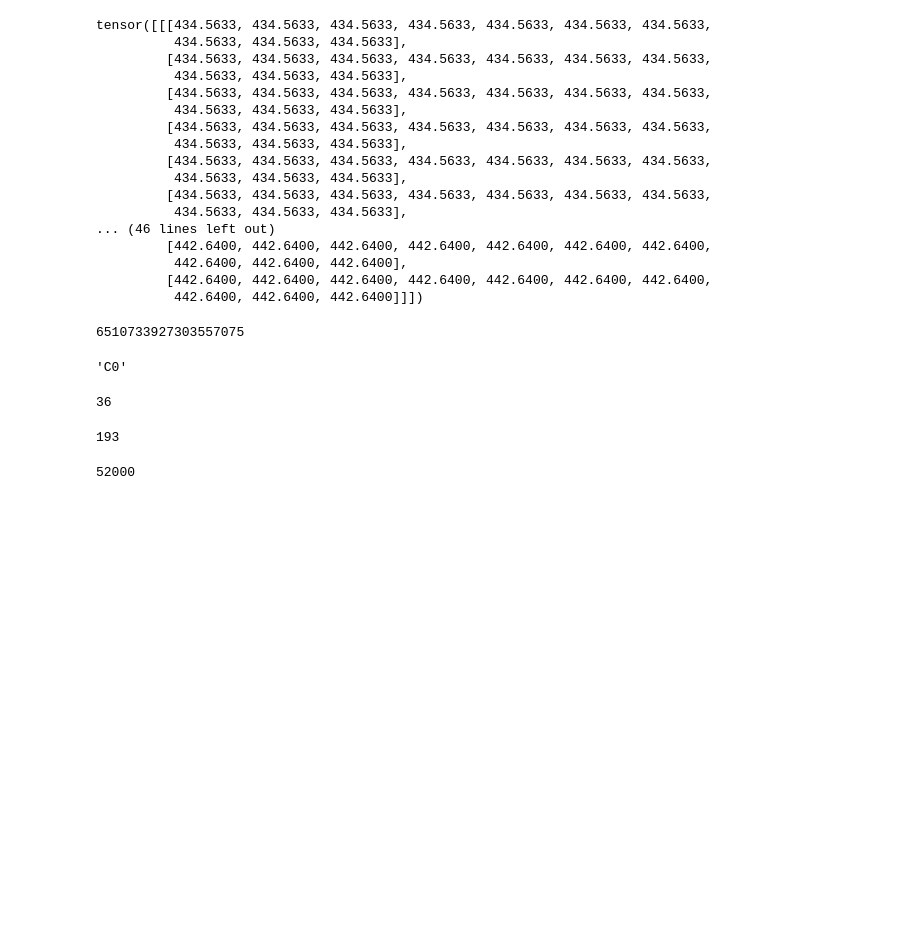
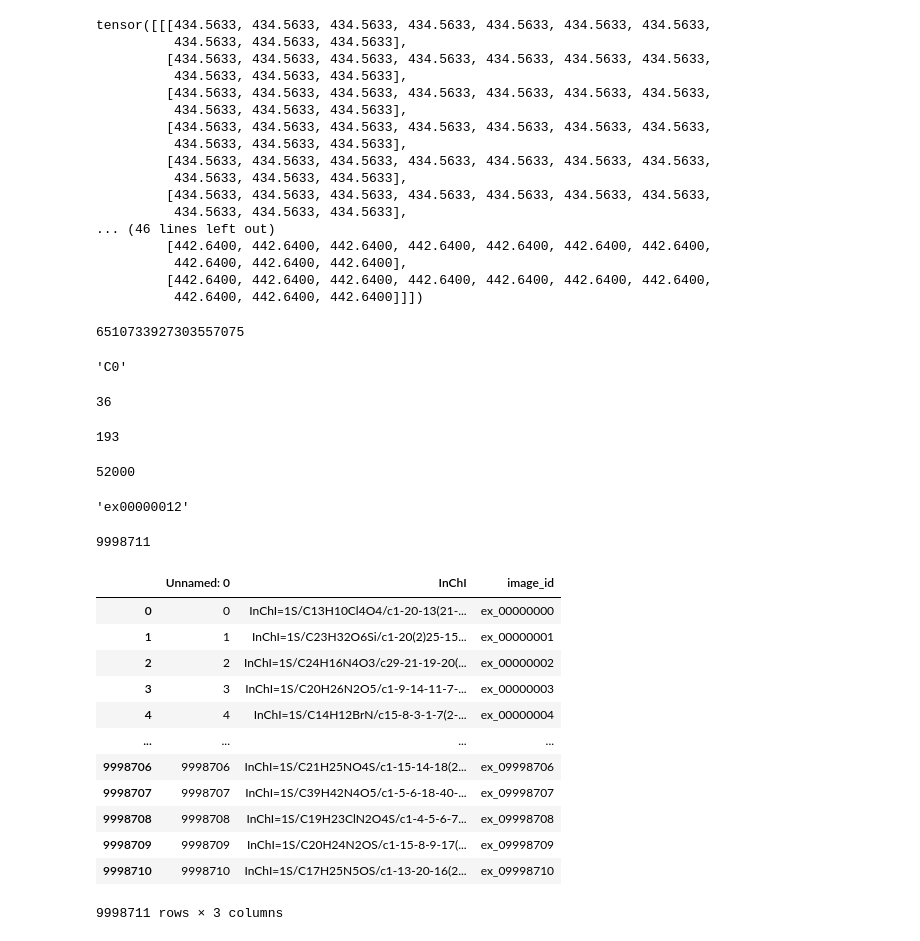
Before and after one commit to HimariO/MolecularTranslation, a Jupyter notebook: debug.ipynb, the cells around one changed output. Drawn from its saved outputs; the diff is of its cells as text; code cells hidden in the pictures; blank space fills up the shorter version.

```diff
--- a/debug.ipynb
+++ b/debug.ipynb
@@ -191,0 +177,8 @@ len(vocab)
+# %%
+f"ex{12:08}"
+# %% [output]
+'ex00000012'
+# %%
+len(exrta)
+# %% [output]
+9998711
@@ -191,0 +189,16 @@ len(vocab)
+# %%
+pd.read_csv("/home/ron/Downloads/bms-molecular-translation/bms-molecular-translation/extra_inchis_id.csv")
+# %% [output]
+|  | Unnamed: 0 | InChI | image_id |
+| 0 | 0 | InChI=1S/C13H10Cl4O4/c1-20-13(21-... | ex_00000000 |
+| 1 | 1 | InChI=1S/C23H32O6Si/c1-20(2)25-15... | ex_00000001 |
+| 2 | 2 | InChI=1S/C24H16N4O3/c29-21-19-20(... | ex_00000002 |
+| 3 | 3 | InChI=1S/C20H26N2O5/c1-9-14-11-7-... | ex_00000003 |
+| 4 | 4 | InChI=1S/C14H12BrN/c15-8-3-1-7(2-... | ex_00000004 |
+| ... | ... | ... | ... |
+| 9998706 | 9998706 | InChI=1S/C21H25NO4S/c1-15-14-18(2... | ex_09998706 |
+| 9998707 | 9998707 | InChI=1S/C39H42N4O5/c1-5-6-18-40-... | ex_09998707 |
+| 9998708 | 9998708 | InChI=1S/C19H23ClN2O4S/c1-4-5-6-7... | ex_09998708 |
+| 9998709 | 9998709 | InChI=1S/C20H24N2OS/c1-15-8-9-17(... | ex_09998709 |
+| 9998710 | 9998710 | InChI=1S/C17H25N5OS/c1-13-20-16(2... | ex_09998710 |
+9998711 rows × 3 columns
```
Also changed, not shown: parts of 7 cells of this notebook, 3 other files.
